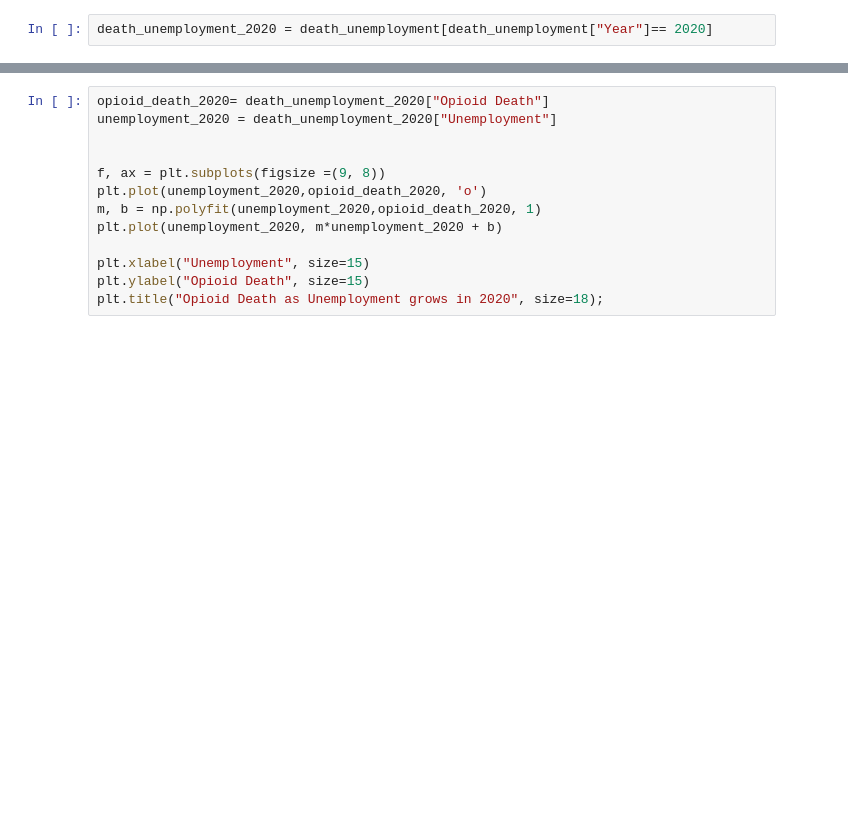
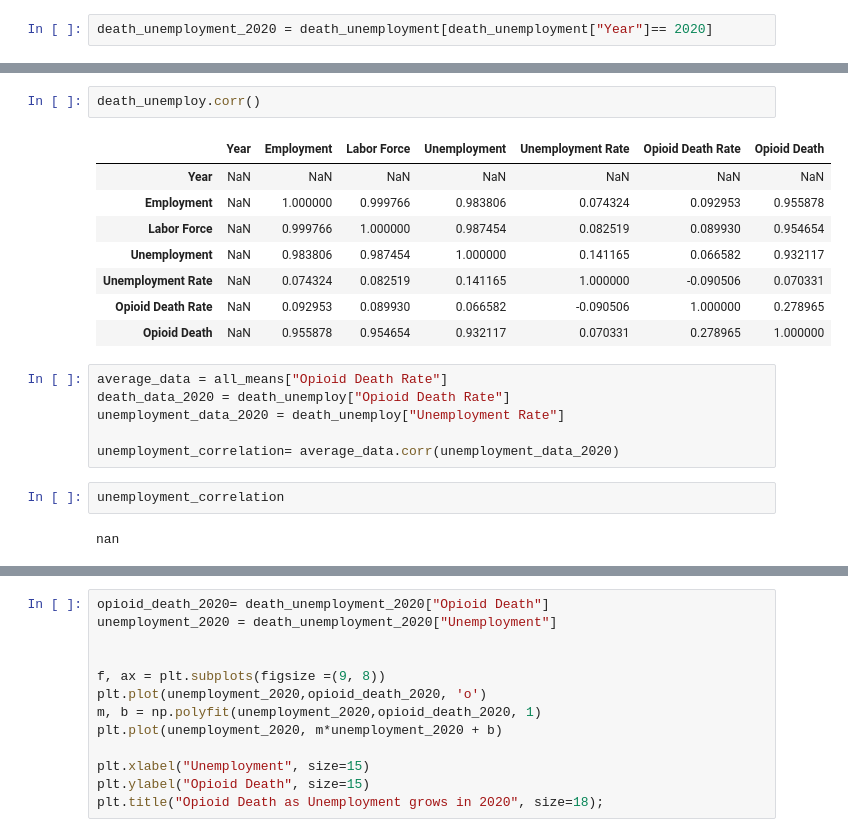
Before and after one commit to mellanyquiroz/DS4A-Team-69-Project, a Jupyter notebook: exploratory data analysis/Statistical_Modelling_Death_Unemployment.ipynb, the cells around one changed output, grey strips where cells are left out. Drawn from its saved outputs; the diff is of its cells as text; blank space fills up the shorter version.

```diff
--- a/exploratory data analysis/Statistical_Modelling_Death_Unemployment.ipynb
+++ b/exploratory data analysis/Statistical_Modelling_Death_Unemployment.ipynb
@@ -32,0 +69,21 @@ death_unemployment_2020 = death_unemployment[death_unemployment["Year"]== 2020]
+# %%
+death_unemploy.corr()
+# %% [output]
+|  | Year | Employment | Labor Force | Unemployment | Unemployment Rate | Opioid Death Rate | Opioid Death |
+| Year | NaN | NaN | NaN | NaN | NaN | NaN | NaN |
+| Employment | NaN | 1.000000 | 0.999766 | 0.983806 | 0.074324 | 0.092953 | 0.955878 |
+| Labor Force | NaN | 0.999766 | 1.000000 | 0.987454 | 0.082519 | 0.089930 | 0.954654 |
+| Unemployment | NaN | 0.983806 | 0.987454 | 1.000000 | 0.141165 | 0.066582 | 0.932117 |
+| Unemployment Rate | NaN | 0.074324 | 0.082519 | 0.141165 | 1.000000 | -0.090506 | 0.070331 |
+| Opioid Death Rate | NaN | 0.092953 | 0.089930 | 0.066582 | -0.090506 | 1.000000 | 0.278965 |
+| Opioid Death | NaN | 0.955878 | 0.954654 | 0.932117 | 0.070331 | 0.278965 | 1.000000 |
+# %%
+average_data = all_means["Opioid Death Rate"]
+death_data_2020 = death_unemploy["Opioid Death Rate"]
+unemployment_data_2020 = death_unemploy["Unemployment Rate"]
+
+unemployment_correlation= average_data.corr(unemployment_data_2020)
+# %%
+unemployment_correlation
+# %% [output]
+nan
```
Also changed, not shown: parts of 12 cells of this notebook.
